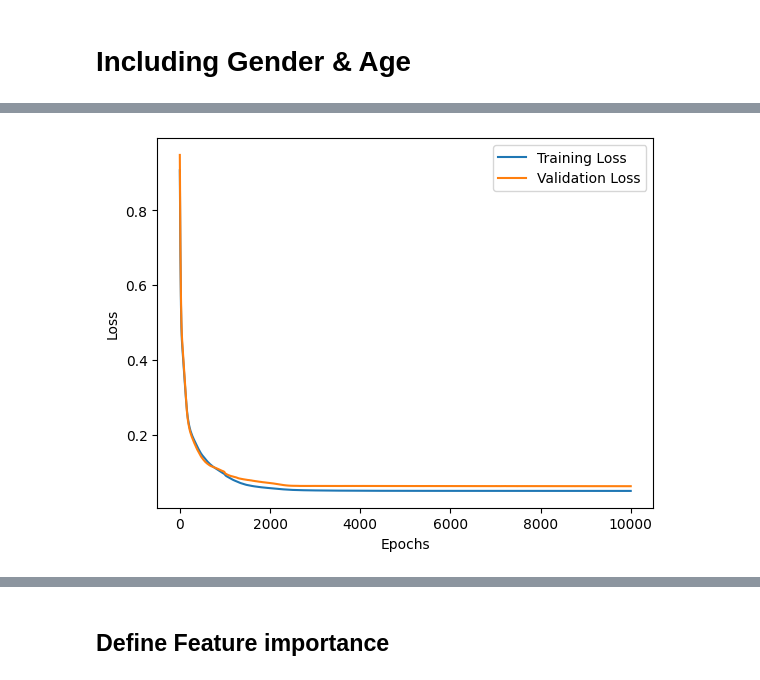
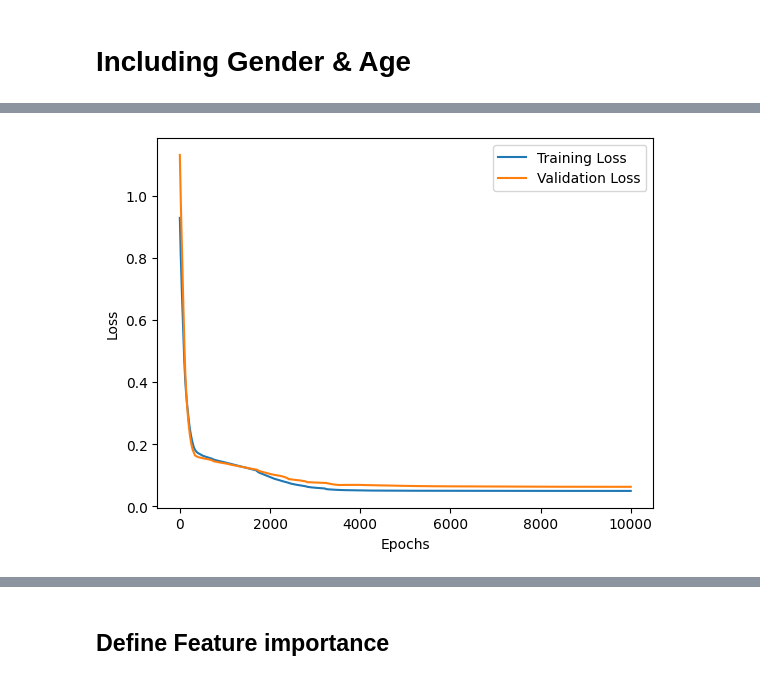
Before and after one commit to CarloRobbiani/ml_project, a Jupyter notebook: Salary new dataset/salary prediction.ipynb, the cells around one changed output, grey strips where cells are left out. Cells and saved outputs as stored; diff of their text form; code cells hidden in the pictures.

```diff
--- a/Salary new dataset/salary prediction.ipynb
+++ b/Salary new dataset/salary prediction.ipynb
@@ -271,7 +271,7 @@ class RegressionModel(nn.Module):
 
 # Set up model parameters
 input_dim = 4  # Years of Experience, Education Level, Gender, Age
-hidden_dim = 64
+hidden_dim = 20
 output_dim = 1
 model = RegressionModel(input_dim, hidden_dim, output_dim)
 
@@ -353 +353 @@ Epoch 9900 - Train Loss: 0.0492064394056797 | Validation Loss: 0.061847202479839
-[figure, old version]
+[figure, new version]
```
Also changed, not shown: parts of 3 cells of this notebook, 1 other file.
